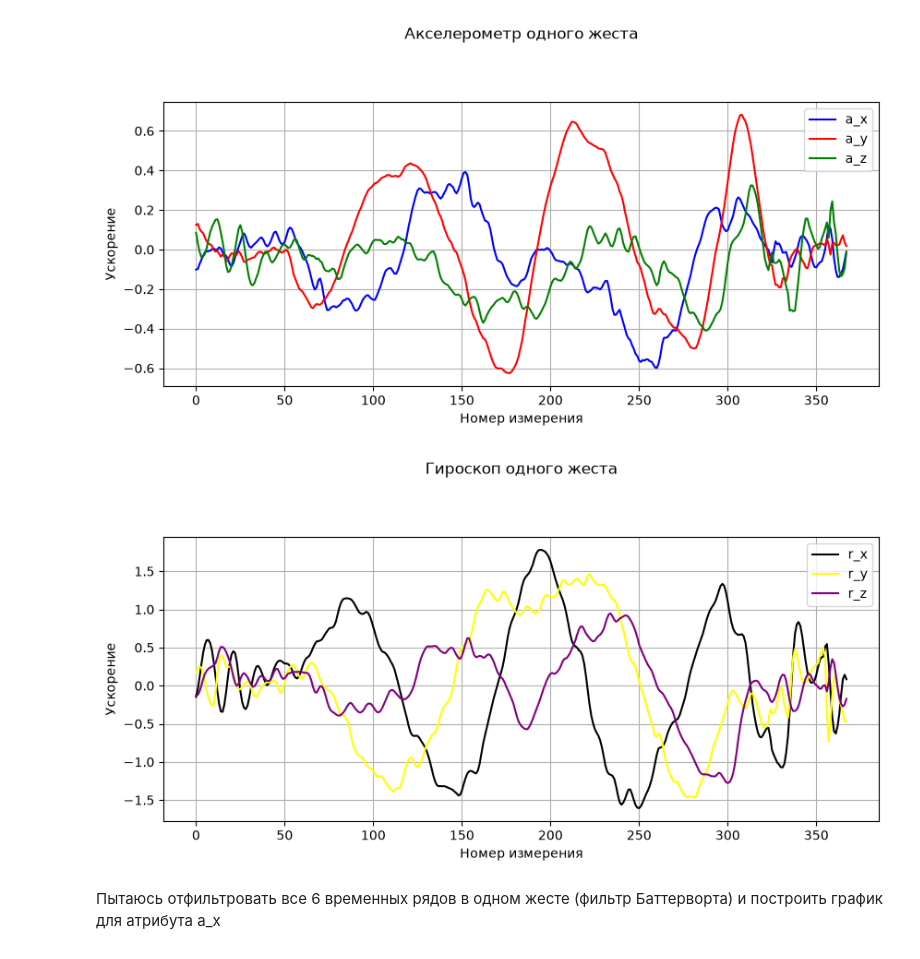
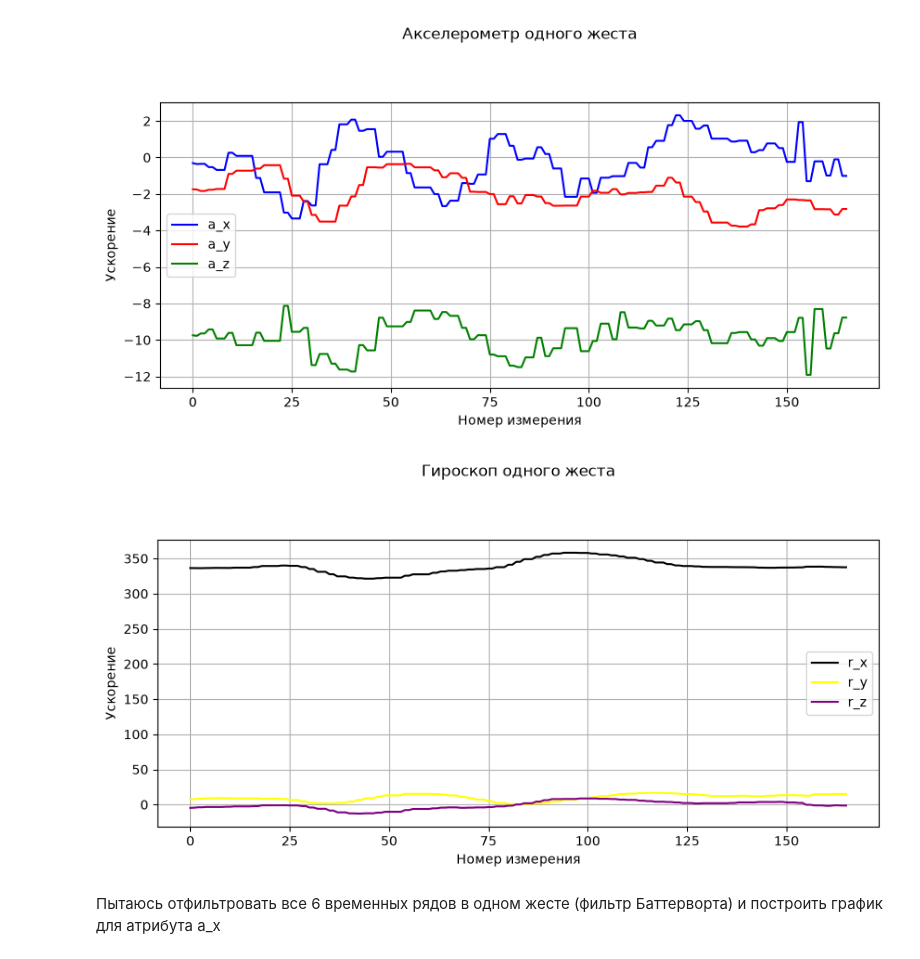
Before and after one commit to danya-kuzin/one_class_classifier, a Jupyter notebook: one‑class classifier.ipynb, the cells around one changed output. Drawn from its saved outputs; the diff is of its cells as text; code cells hidden in the pictures.

```diff
--- a/one‑class classifier.ipynb
+++ b/one‑class classifier.ipynb
@@ -4,6 +4,7 @@ from pathlib import Path
 import numpy as np
 import matplotlib.pyplot as plt
 from scipy.signal import buttord, butter, sosfiltfilt
+from scipy.ndimage import median_filter
 import pandas as pd
 from sklearn.preprocessing import StandardScaler
 import seaborn as sns
@@ -79,7 +80,7 @@ def get_gesture(user_folders, train_valid_test, num_user, num_file):
     return time_series_matrix
 
 # парсим атрибуты (временные ряды) из матрицы для 0-ого файла
-time_series_matrix = get_gesture(user_folders, "train", num_user=0, num_file=0)
+time_series_matrix = get_gesture(user_folders, "train", num_user=5, num_file=0)
 a_x = time_series_matrix[:, 0]
 a_y = time_series_matrix[:, 1]
 a_z = time_series_matrix[:, 2]
@@ -91,35 +92,35 @@ r_z = np.unwrap(time_series_matrix[:, 5], period=360, axis=0)
 # строим график временных рядов a_x, a_y, a_z (акселерометр)
 plt.figure(figsize=(10, 4))
 
 plt.plot(a_x, label="a_x", color="blue")
 plt.plot(a_y, label="a_y", color="red")
 plt.plot(a_z, label="a_z", color="green")
 
 plt.title("Акселерометр одного жеста\n\n\n")
 plt.xlabel("Номер измерения")
 plt.ylabel("Ускорение")
 plt.grid(True)
 plt.legend()
 
 plt.show()
 
 # строим график временных рядов r_x, r_y, r_z (гироскоп)
 plt.figure(figsize=(10, 4))
 
 plt.plot(r_x, label="r_x", color="black")
 plt.plot(r_y, label="r_y", color="yellow")
 plt.plot(r_z, label="r_z", color="purple")
 
 plt.title("Гироскоп одного жеста\n\n\n")
 plt.xlabel("Номер измерения")
 plt.ylabel("Ускорение")
 plt.grid(True)
 plt.legend()
 
 plt.show()
 # %% [output]
-[figure, old version]
+[figure, new version]
-[figure, old version]
+[figure, new version]
 # %% [markdown]
 Пытаюсь отфильтровать все 6 временных рядов в одном жесте (фильтр Баттерворта) и построить график для атрибута a_x
 # %%
```
Also changed, not shown: parts of 7 cells of this notebook.
